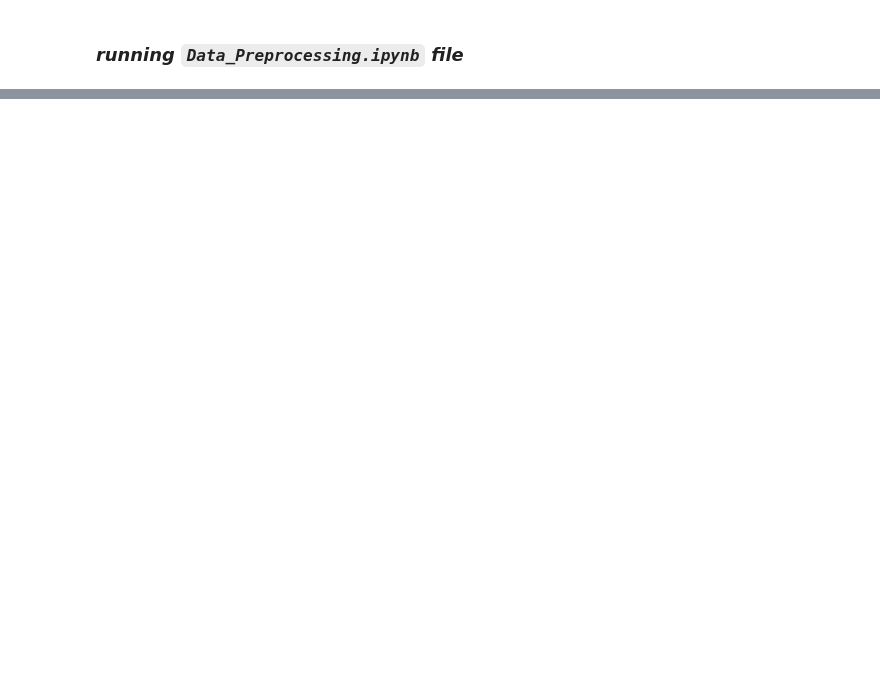
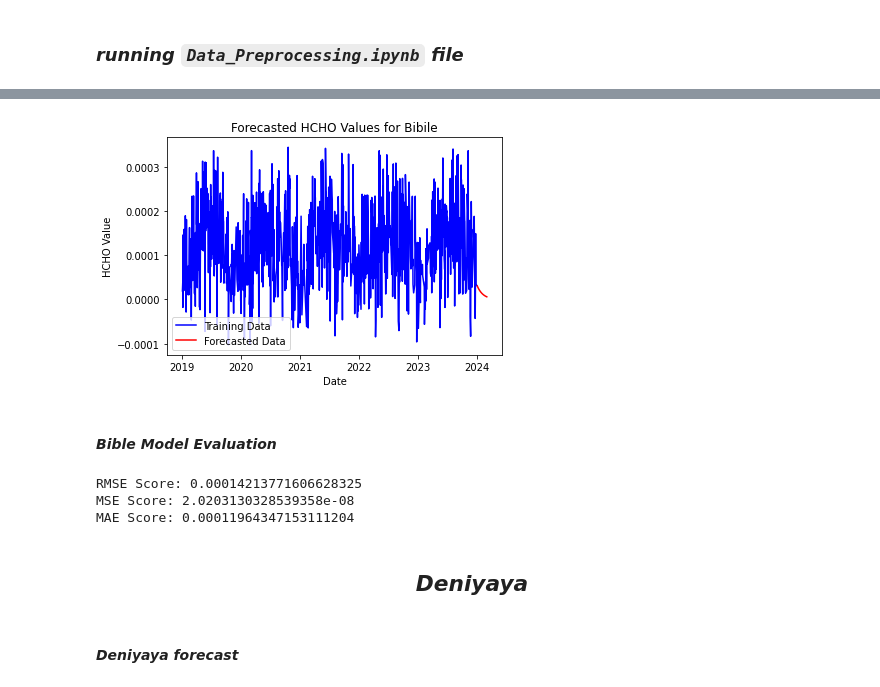
Before and after one commit to Praveen-Rajes/Analyzing-HCHO-Gas-Levels-in-Sri-Lanka-ARIMA, a Jupyter notebook: SARIMAX .ipynb, the cells around one changed output, grey strips where cells are left out. Drawn from its saved outputs; the diff is of its cells as text; code cells hidden in the pictures; blank space fills up the shorter version.

```diff
--- a/SARIMAX .ipynb
+++ b/SARIMAX .ipynb
@@ -74,0 +326,16 @@ ModuleNotFoundError: No module named 'Data_Preprocessing'
+# %%
+Bibile_forecast =forecast(Bibile, 'Bibile',(1,0,2),(0,0,0,12))
+# %% [output]
+[figure, added]
+# %% [markdown]
+#### ***Bible Model Evaluation***
+# %%
+Evaluate(Bibile, 'Bibile',(1,0,2),(0,0,0,12))
+# %% [output]
+RMSE Score: 0.00014213771606628325
+MSE Score: 2.0203130328539358e-08
+MAE Score: 0.00011964347153111204
+# %% [markdown]
+## <center>***Deniyaya***</center>
+# %% [markdown]
+#### ***Deniyaya forecast***
```
Also changed, not shown: parts of 56 cells of this notebook, 18 other files.
